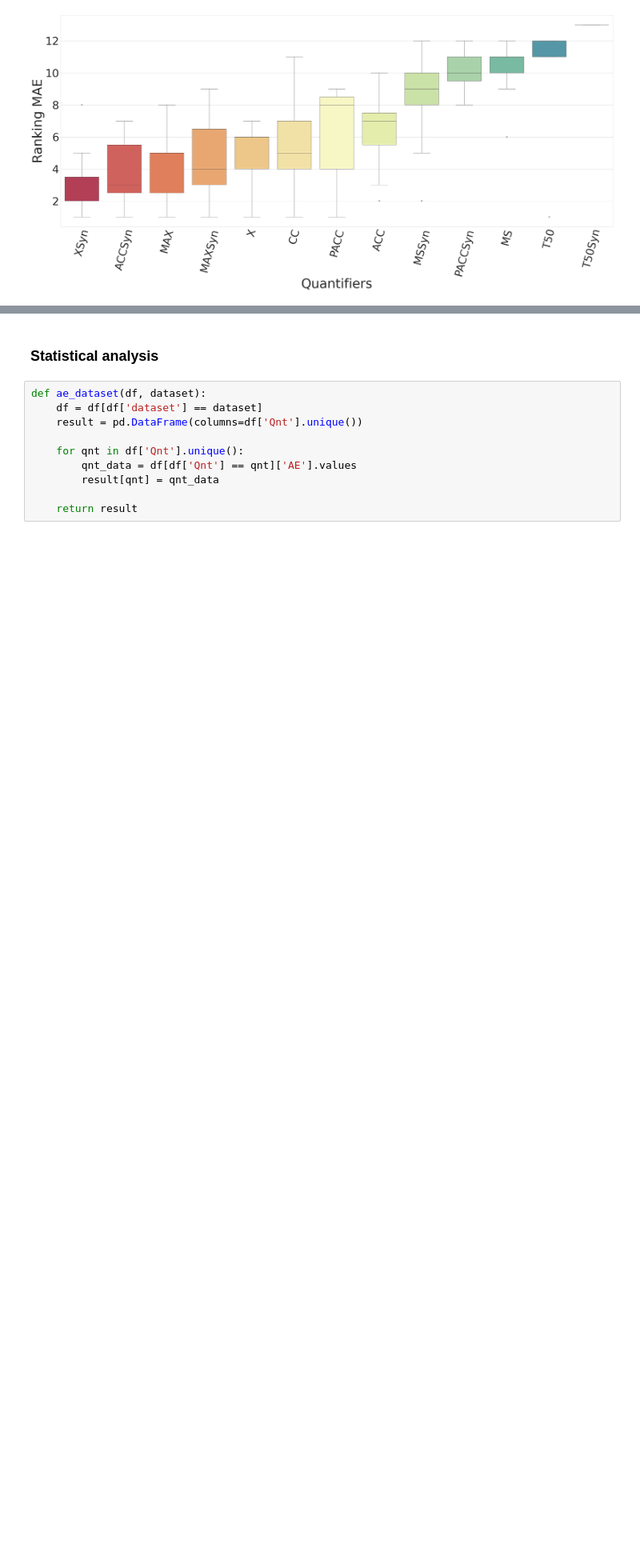
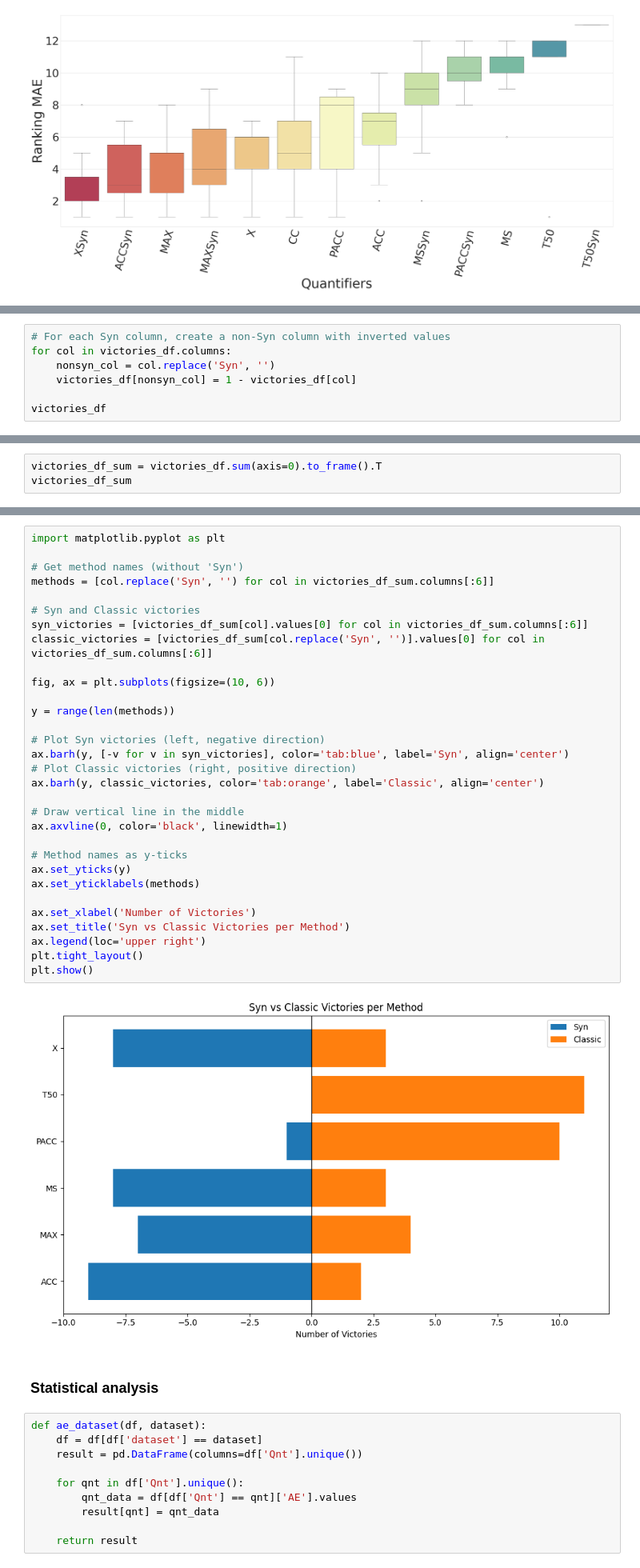
Before and after one commit to JPOrtegaa/score-drift-quantification, a Jupyter notebook: plots_paper.ipynb, the cells around one changed output, grey strips where cells are left out. Shown at 80% size. Cells and saved outputs as stored; diff of their text form; blank space fills up the shorter version.

Commit message:
update: PACC and PCC fix, HDySyn implemented. victories plot added.

```diff
--- a/plots_paper.ipynb
+++ b/plots_paper.ipynb
@@ -394,0 +437,7 @@ plt.show()
+# %%
+# For each Syn column, create a non-Syn column with inverted values
+for col in victories_df.columns:
+    nonsyn_col = col.replace('Syn', '')
+    victories_df[nonsyn_col] = 1 - victories_df[col]
+
+victories_df
@@ -394,0 +457,3 @@ plt.show()
+# %%
+victories_df_sum = victories_df.sum(axis=0).to_frame().T
+victories_df_sum
@@ -395,3 +463,36 @@ plt.show()
+# %%
+import matplotlib.pyplot as plt
+
+# Get method names (without 'Syn')
+methods = [col.replace('Syn', '') for col in victories_df_sum.columns[:6]]
+
+# Syn and Classic victories
+syn_victories = [victories_df_sum[col].values[0] for col in victories_df_sum.columns[:6]]
+classic_victories = [victories_df_sum[col.replace('Syn', '')].values[0] for col in victories_df_sum.columns[:6]]
+
+fig, ax = plt.subplots(figsize=(10, 6))
+
+y = range(len(methods))
+
+# Plot Syn victories (left, negative direction)
+ax.barh(y, [-v for v in syn_victories], color='tab:blue', label='Syn', align='center')
+# Plot Classic victories (right, positive direction)
+ax.barh(y, classic_victories, color='tab:orange', label='Classic', align='center')
+
+# Draw vertical line in the middle
+ax.axvline(0, color='black', linewidth=1)
+
+# Method names as y-ticks
+ax.set_yticks(y)
+ax.set_yticklabels(methods)
+
+ax.set_xlabel('Number of Victories')
+ax.set_title('Syn vs Classic Victories per Method')
+ax.legend(loc='upper right')
+plt.tight_layout()
+plt.show()
+# %% [output]
+[figure, added]
 # %% [markdown]
 ### Statistical analysis
 # %%
```
Also changed, not shown: parts of 8 cells of this notebook, 1 other file.
